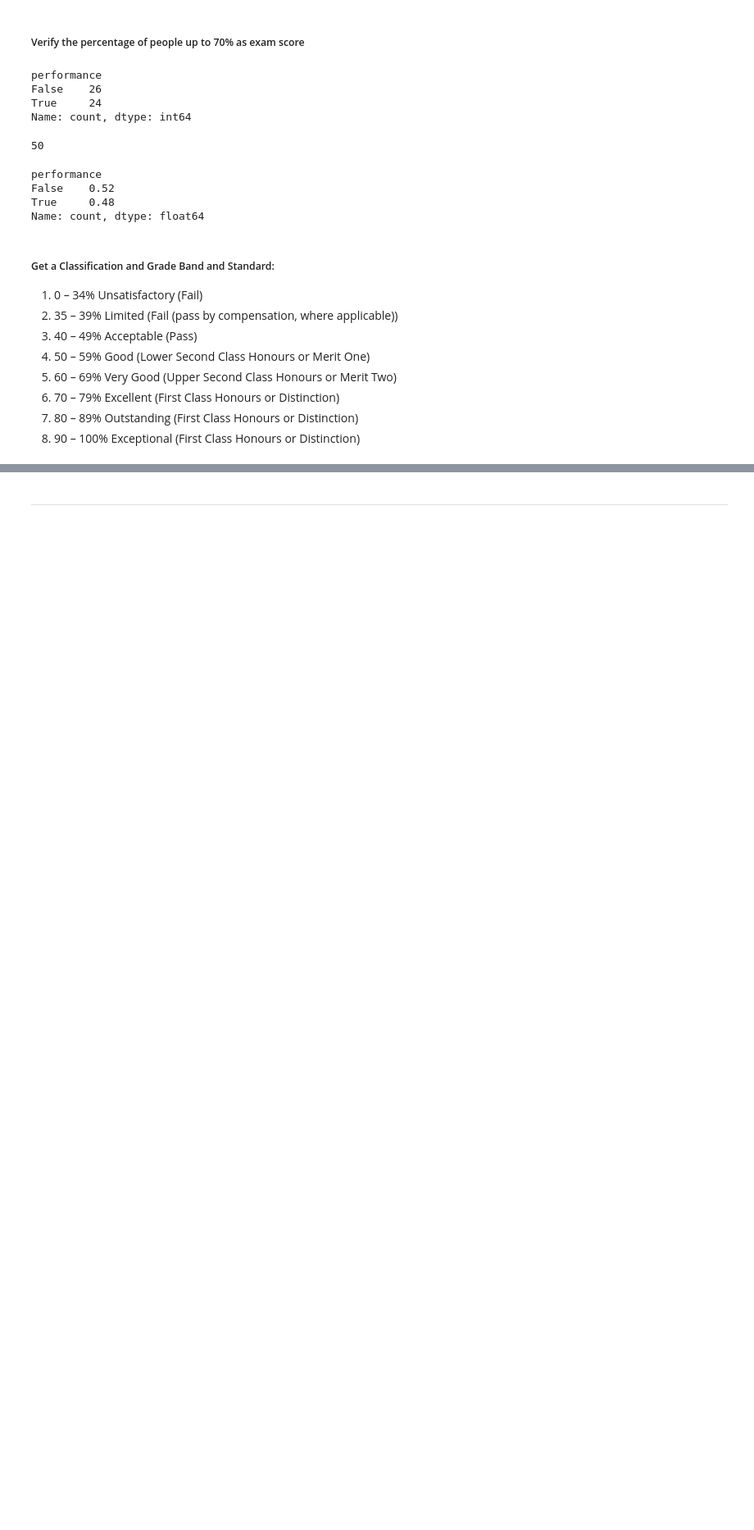
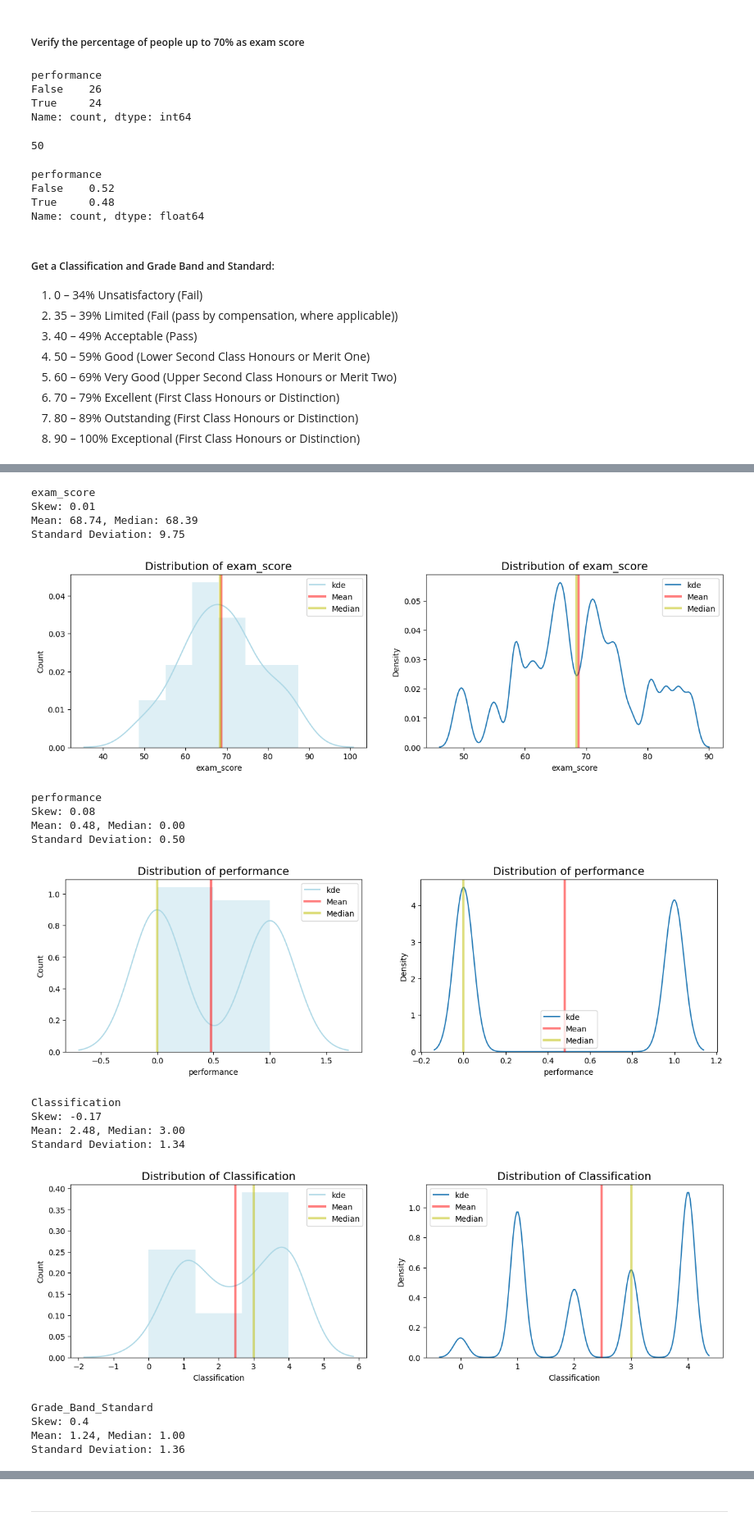
Before and after one commit to CristhianMacedo2024104/Statistical-Techniques-CA2, a Jupyter notebook: CristhianMacedo_StatisticalTecHDip_CA2.ipynb, the cells around one changed output, grey strips where cells are left out. Shown at 82% size. Saved outputs shown, nothing was run; the diff lists cells and outputs as text; code cells hidden in the pictures; blank space fills up the shorter version.

```diff
--- a/CristhianMacedo_StatisticalTecHDip_CA2.ipynb
+++ b/CristhianMacedo_StatisticalTecHDip_CA2.ipynb
@@ -146,0 +173,2 @@ Name: count, dtype: float64
+# %%
+task1["Classification"] = classifications
@@ -146,0 +263,43 @@ Name: count, dtype: float64
+# %%
+feature_name = task1[['exam_score', 'performance', 'Classification', 'Grade_Band_Standard']]
+
+for col in feature_name:
+    print(col)
+    print('Skew:', round(task1[col].skew(), 2))
+    print('Mean: {:.2f}, Median: {:.2f}'.format(task1[col].mean(), task1[col].median()))
+    print('Standard Deviation: {:.2f}'.format(task1[col].std()))
+    plt.figure(figsize = (15, 4))
+    plt.subplot(1, 2, 1)
+    sns.distplot(task1[col], axlabel = col, color = "lightblue");
+    plt.axvline(task1[col].mean(), linewidth = 3, color = 'r', label = "mean", alpha = 0.5)
+    plt.axvline(task1[col].median(), linewidth = 3, color = 'y', label = "median", alpha = 0.5)
+    plt.title("Distribution of " + col, size = 14)
+    plt.legend(["kde", "Mean", "Median"])
+    plt.ylabel('Count')
+    plt.subplot(1, 2, 2)
+    sns.kdeplot(data = task1, x = col, bw_adjust = .2)
+    plt.axvline(task1[col].mean(), linewidth = 3, color = 'r', label = "mean", alpha = 0.5)
+    plt.axvline(task1[col].median(), linewidth = 3, color = 'y', label = "median", alpha = 0.5)
+    plt.title("Distribution of " + col, size = 14)
+    plt.legend(["kde", "Mean", "Median"])
+    plt.show()
+# %% [output]
+exam_score
+Skew: 0.01
+Mean: 68.74, Median: 68.39
+Standard Deviation: 9.75
+[figure, added]
+performance
+Skew: 0.08
+Mean: 0.48, Median: 0.00
+Standard Deviation: 0.50
+[figure, added]
+Classification
+Skew: -0.17
+Mean: 2.48, Median: 3.00
+Standard Deviation: 1.34
+[figure, added]
+Grade_Band_Standard
+Skew: 0.4
+Mean: 1.24, Median: 1.00
+Standard Deviation: 1.36
```
Also changed, not shown: parts of 11 cells of this notebook.
